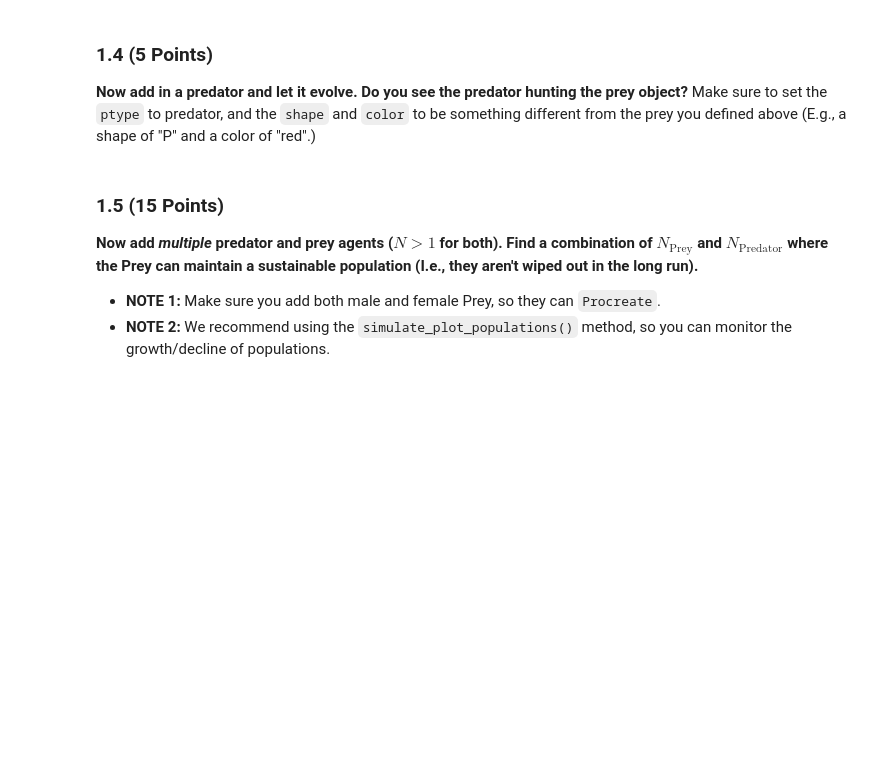
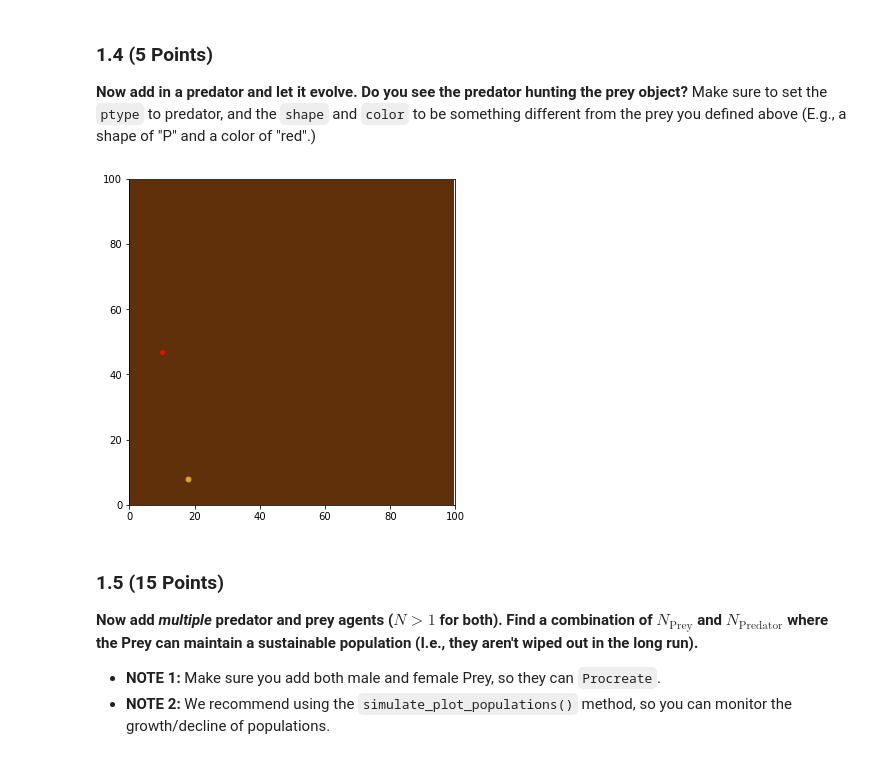
Before and after one commit to pascoela/CMSE202-s23-turnin, a Jupyter notebook: hw-03-branch/HW3_ABMs_Laura Pascoe.ipynb, the cells around one changed output. Saved outputs shown, nothing was run; the diff lists cells and outputs as text; code cells hidden in the pictures; blank space fills up the shorter version.

```diff
--- a/hw-03-branch/HW3_ABMs_Laura Pascoe.ipynb
+++ b/hw-03-branch/HW3_ABMs_Laura Pascoe.ipynb
@@ -87,3 +101,14 @@ Construct a new `Environment` object and a new `Animal_Agent` object. Specify th
+# %%
+animal_test = Animal_Agent(sex = "F")
+predator = Animal_Agent(ptype = "Predator", shape = "P", color = "red")
+environ_test = Environment()
+environ_test.add_agent(animal_test)
+environ_test.add_agent(predator)
+animal_test.set_allele(1,0)
+
+environ_test.simulate(20)
+# %% [output]
+[figure, added]
 # %% [markdown]
 ### 1.5 (15 Points)
 
```
Also changed, not shown: parts of 21 cells of this notebook.
